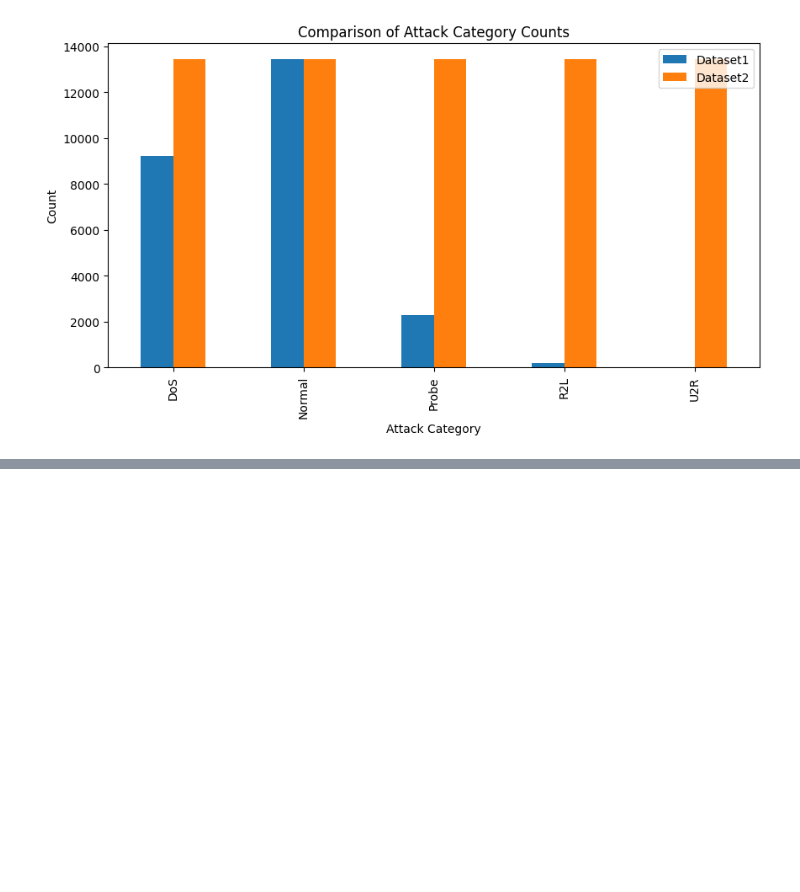
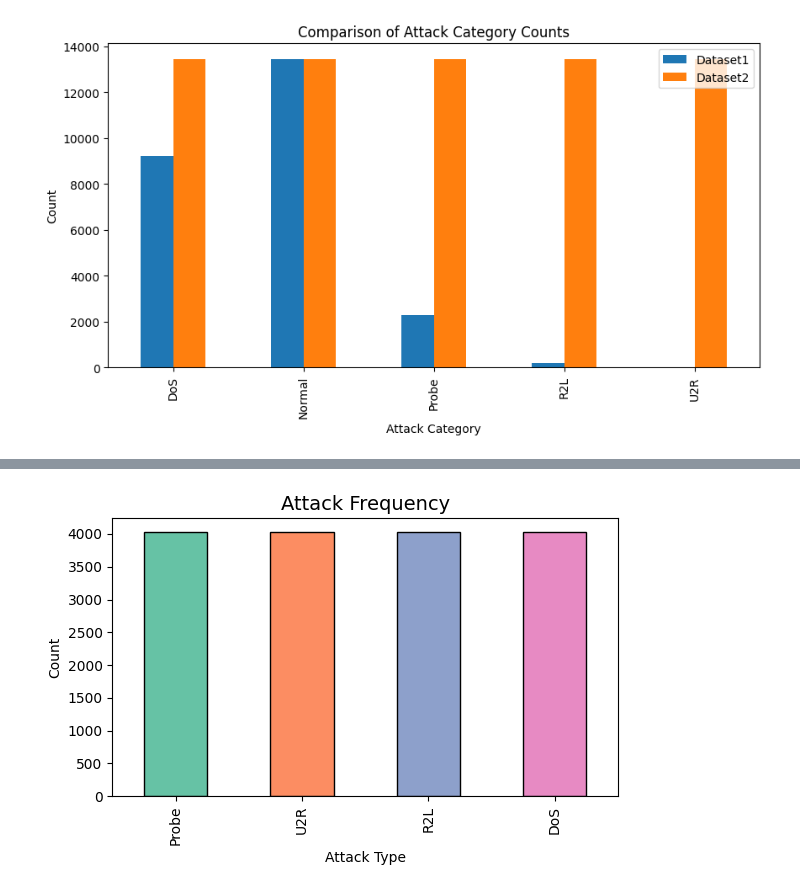
Before and after one commit to springboardmentor2507-alt/AI-Powered-NIDS, a Jupyter notebook: KDD1.ipynb, the cells around one changed output, grey strips where cells are left out. Cells and saved outputs as stored; diff of their text form; code cells hidden in the pictures; blank space fills up the shorter version.

```diff
--- a/KDD1.ipynb
+++ b/KDD1.ipynb
@@ -291,0 +492,4 @@ Name: count, dtype: int64
+# %%
+# Real-Time Prediction Simulation Function
+best_model = best_rf   # from GridSearchCV
+class_labels = best_model.classes_
@@ -291,0 +538,9 @@ Name: count, dtype: int64
+# %%
+realtime_logs = simulate_realtime_detection(
+    best_model,
+    X_test,
+    y_test,
+    threshold=0.6
+)
+
+realtime_logs.head()
@@ -291,0 +554,4 @@ Name: count, dtype: int64
+# %%
+# Generate Alerts Only
+alerts = realtime_logs[realtime_logs["alert"] == "YES"]
+alerts.head()
@@ -291,0 +619,13 @@ Name: count, dtype: int64
+# %%
+# Alerts by Attack Type distribution
+attacks = alerts["predicted_label"].value_counts()
+plt.figure(figsize=(6, 4))
+colors = sns.color_palette("Set2", len(attacks))
+attacks.plot(kind="bar", color=colors, edgecolor='black')
+plt.xlabel("Attack Type")
+plt.ylabel("Count")
+plt.title("Attack Frequency", fontsize=14, color='black')
+plt.tight_layout()
+plt.show()
+# %% [output]
+[figure, added]
```
Also changed, not shown: parts of 41 cells of this notebook, 16 other files.
